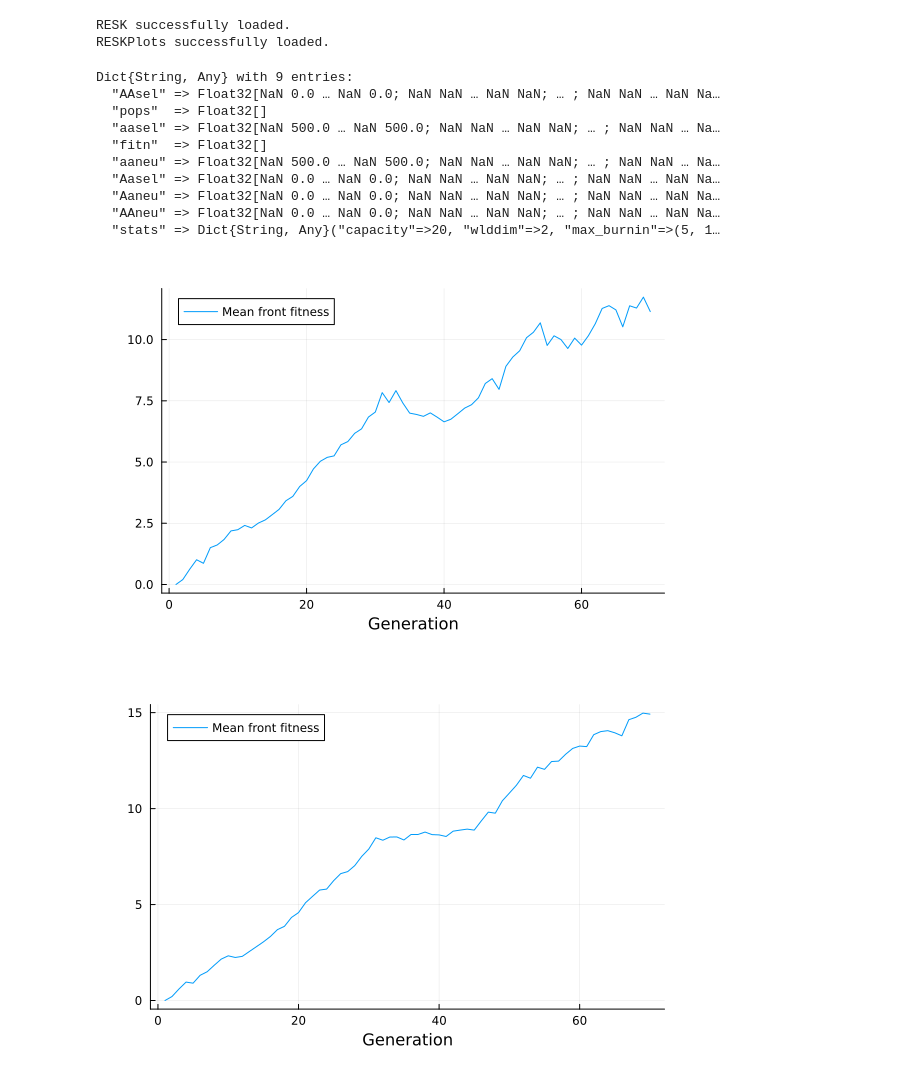
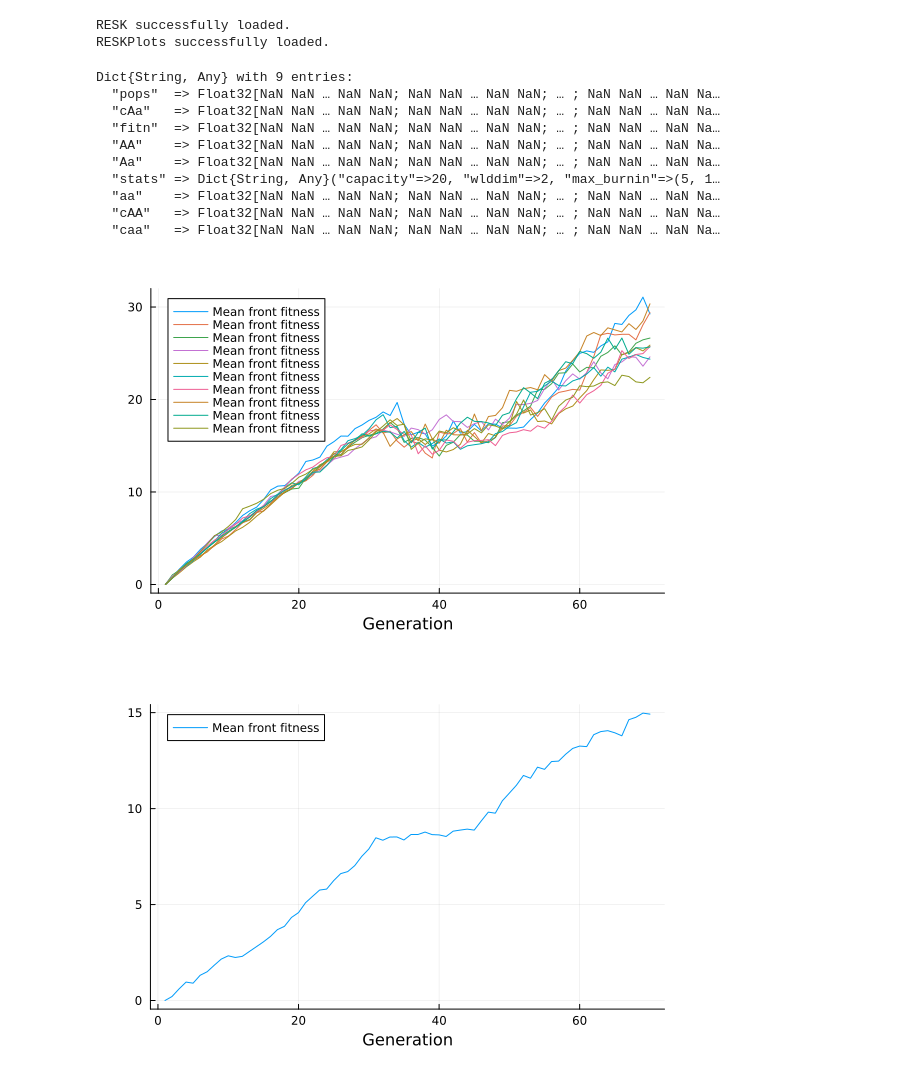
Before and after one commit to HartreeY/RESK, a Jupyter notebook: study/ohwell.ipynb, the cells around one changed output. Saved outputs shown, nothing was run; the diff lists cells and outputs as text; code cells hidden in the pictures.

```diff
--- a/study/ohwell.ipynb
+++ b/study/ohwell.ipynb
@@ -5,23 +5,23 @@ include("../reskplots.jl")
 RESK successfully loaded.
 RESKPlots successfully loaded.
 # %%
-test = rangeexp_strip(30,40,1;data_to_generate="SN")
+test = rangeexp_strip(30,120,1;data_to_generate="FPCM",bottleneck=NaN)
 # %% [output]
 Dict{String, Any} with 9 entries:
-  "AAsel" => Float32[NaN 0.0 … NaN 0.0; NaN NaN … NaN NaN; … ; NaN NaN … NaN Na…
-  "pops"  => Float32[]
-  "aasel" => Float32[NaN 500.0 … NaN 500.0; NaN NaN … NaN NaN; … ; NaN NaN … Na…
-  "fitn"  => Float32[]
-  "aaneu" => Float32[NaN 500.0 … NaN 500.0; NaN NaN … NaN NaN; … ; NaN NaN … Na…
-  "Aasel" => Float32[NaN 0.0 … NaN 0.0; NaN NaN … NaN NaN; … ; NaN NaN … NaN Na…
-  "Aaneu" => Float32[NaN 0.0 … NaN 0.0; NaN NaN … NaN NaN; … ; NaN NaN … NaN Na…
-  "AAneu" => Float32[NaN 0.0 … NaN 0.0; NaN NaN … NaN NaN; … ; NaN NaN … NaN Na…
+  "pops"  => Float32[NaN NaN … NaN NaN; NaN NaN … NaN NaN; … ; NaN NaN … NaN Na…
+  "cAa"   => Float32[NaN NaN … NaN NaN; NaN NaN … NaN NaN; … ; NaN NaN … NaN Na…
+  "fitn"  => Float32[NaN NaN … NaN NaN; NaN NaN … NaN NaN; … ; NaN NaN … NaN Na…
+  "AA"    => Float32[NaN NaN … NaN NaN; NaN NaN … NaN NaN; … ; NaN NaN … NaN Na…
+  "Aa"    => Float32[NaN NaN … NaN NaN; NaN NaN … NaN NaN; … ; NaN NaN … NaN Na…
   "stats" => Dict{String, Any}("capacity"=>20, "wlddim"=>2, "max_burnin"=>(5, 1…
+  "aa"    => Float32[NaN NaN … NaN NaN; NaN NaN … NaN NaN; … ; NaN NaN … NaN Na…
+  "cAA"   => Float32[NaN NaN … NaN NaN; NaN NaN … NaN NaN; … ; NaN NaN … NaN Na…
+  "caa"   => Float32[NaN NaN … NaN NaN; NaN NaN … NaN NaN; … ; NaN NaN … NaN Na…
 # %%
-test_fitn_frontav = average_front(test,"Aasel")
+test_fitn_frontav = average_front(test,"Aa")
 Plots.plot(test_fitn_frontav,xlabel="Generation",label="Mean front fitness")
 # %% [output]
-[figure, old version]
+[figure, new version]
 # %%
 test_fitn_av = average_all(test,"Aasel")
 Plots.plot(test_fitn_av,xlabel="Generation",label="Mean front fitness")
```
Also changed, not shown: parts of 15 cells of this notebook, 8 other files.
